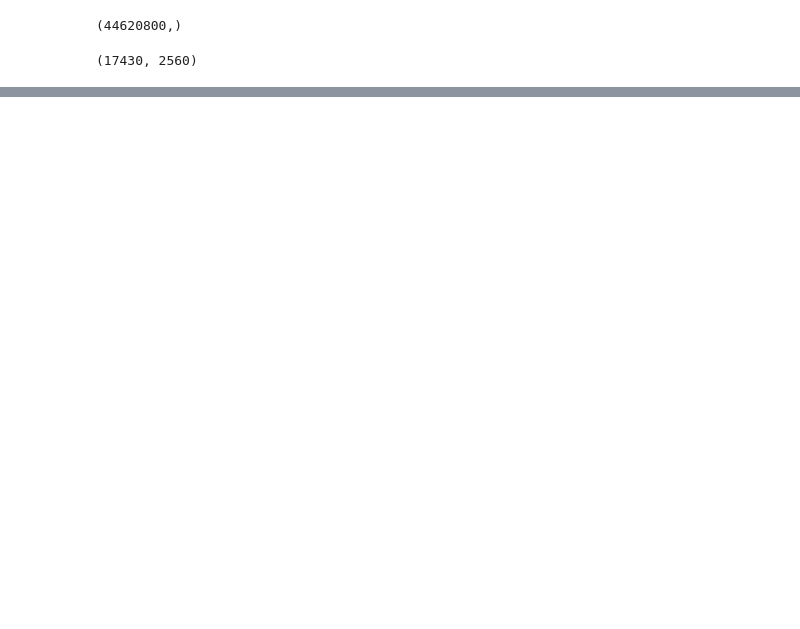
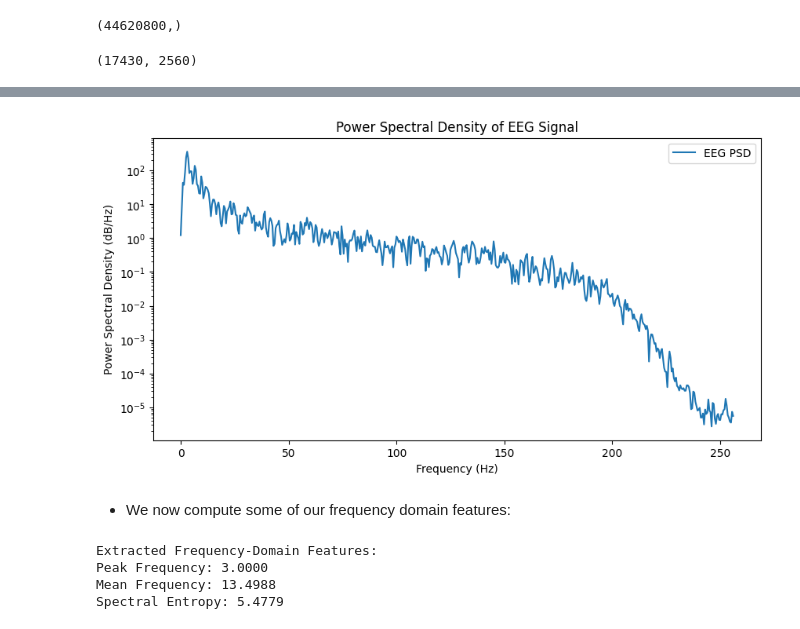
Before and after one commit to YLu-1258/seizure_analysis, a Jupyter notebook: analysis.ipynb, the cells around one changed output, grey strips where cells are left out. Drawn from its saved outputs; the diff is of its cells as text; code cells hidden in the pictures; blank space fills up the shorter version.

```diff
--- a/analysis.ipynb
+++ b/analysis.ipynb
@@ -74,0 +206,50 @@ DWT Decomposition
+# %%
+def compute_psd(data, fs):
+    f, psd = welch(data, fs, nperseg=fs*2)
+    return f, psd
+
+f, psd_raw = compute_psd(TEST_SEGMENT, SAMPLING_FS)
+plt.figure(figsize=(10,5))
+plt.semilogy(f, psd_raw, label="EEG PSD")
+plt.xlabel("Frequency (Hz)")
+plt.ylabel("Power Spectral Density (dB/Hz)")
+plt.title("Power Spectral Density of EEG Signal")
+plt.legend()
+plt.show()
+# %% [output]
+[figure, added]
+# %% [markdown]
+- We now compute some of our frequency domain features:
+# %%
+def compute_frequency_features(eeg_signal, fs):
+    features = {}
+
+    # Compute Power Spectral Density (PSD) using Welch’s method
+    f, psd = welch(eeg_signal, fs, nperseg=fs*2)
+
+    # Peak Frequency (Highest Power)
+    peak_freq = f[np.argmax(psd)]
+    features["Peak Frequency"] = peak_freq
+
+    # Mean Frequency (Weighted Average)
+    mean_freq = np.sum(f * psd) / np.sum(psd)
+    features["Mean Frequency"] = mean_freq
+
+    # Spectral Entropy (Normalized Shannon Entropy of PSD)
+    psd_norm = psd / np.sum(psd)  # Normalize PSD
+    spectral_entropy = -np.sum(psd_norm * np.log2(psd_norm + 1e-10))  # Avoid log(0)
+    features["Spectral Entropy"] = spectral_entropy
+
+    return features
+
+frequency_features = compute_frequency_features(TEST_SEGMENT, SAMPLING_FS)
+
+# Print extracted features
+print("Extracted Frequency-Domain Features:")
+for key, value in frequency_features.items():
+    print(f"{key}: {value:.4f}")
+# %% [output]
+Extracted Frequency-Domain Features:
+Peak Frequency: 3.0000
+Mean Frequency: 13.4988
+Spectral Entropy: 5.4779
```
Also changed, not shown: parts of 28 cells of this notebook.
